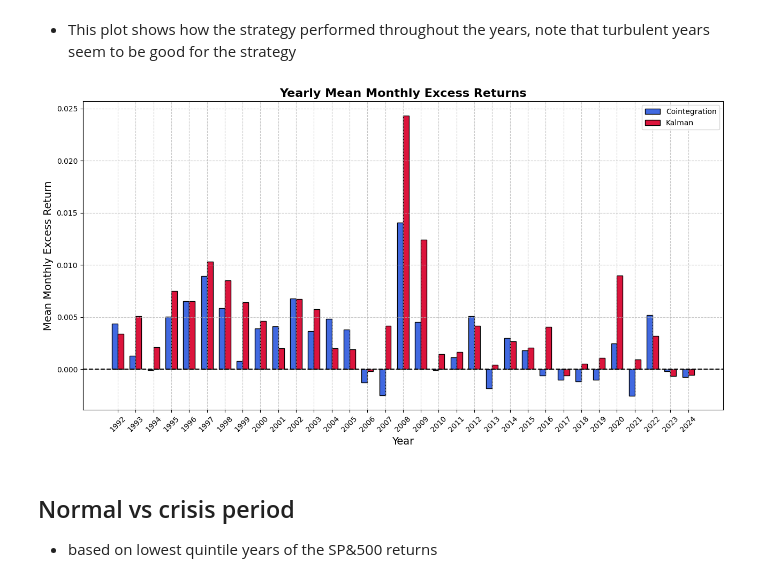
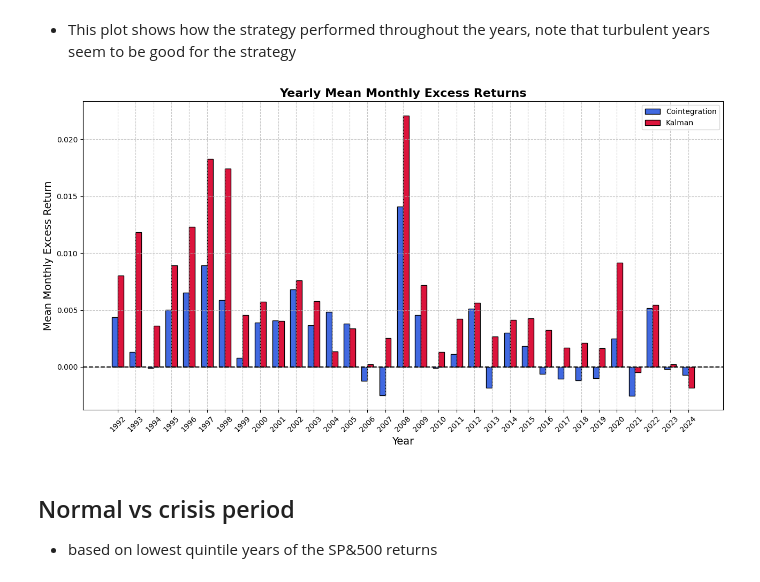
Before and after one commit to J4KU81409/master_thesis, a Jupyter notebook: comparison_framework.ipynb, the cells around one changed output. Drawn from its saved outputs; the diff is of its cells as text; code cells hidden in the pictures.

```diff
--- a/comparison_framework.ipynb
+++ b/comparison_framework.ipynb
@@ -27,7 +22,7 @@ daily_returns_coint = pd.DataFrame(backtest_cointegration_returns).sum(axis=1)
 daily_returns_hist_coint = daily_returns_coint[daily_returns_coint != 0]
 
 # Load Kalman strategy returns
-backtest_kalman_returns = pd.read_csv("./results/backtest_kalman_returns_nocost.csv", index_col=0)
+backtest_kalman_returns = pd.read_csv("./results/backtest_kalman_returns_nocost_linear.csv", index_col=0)
 daily_returns_kalm = pd.DataFrame(backtest_kalman_returns).sum(axis=1)
 daily_returns_hist_kalm = daily_returns_kalm[daily_returns_kalm != 0]
 
@@ -53,6 +48,4 @@ axes[1].legend()
 
 plt.tight_layout()
 plt.show()
-
-print(sum(daily_returns_kalm))
 # %% [output]
@@ -101,8 +94,6 @@ plt.show()
 # Filter data to be before 2025-01-01
 monthly_excess_coint = monthly_excess_coint[monthly_excess_coint.index <= "2025-01-01"]
 monthly_excess_kalm = monthly_excess_kalm[monthly_excess_kalm.index <= "2025-01-01"]
-monthly_excess_coint.index = pd.to_datetime(monthly_returns_coint.index)
-monthly_excess_kalm.index = pd.to_datetime(monthly_returns_kalm.index)
 
 # Define custom 5-year labels
 def five_year_label(period):
@@ -142,9 +133,6 @@ plt.show()
 - This plot shows how the strategy performed throughout the years, note that turbulent years seem to be good for the strategy
 # %%
 
-# Filter data to be before 2025-01-01
-monthly_excess_coint = monthly_excess_coint[monthly_excess_coint.index <= "2025-01-01"]
-monthly_excess_kalm = monthly_excess_kalm[monthly_excess_kalm.index <= "2025-01-01"]
 
 # Resample to yearly frequency (mean of monthly excess returns)
 yearly_coint = monthly_excess_coint.resample("1YE").mean()
@@ -157,34 +145,34 @@ combined.dropna(inplace=True)
 
 # Plot side-by-side bars for each year
 fig, ax = plt.subplots(figsize=(13, 7))
 bar_width =60  # Half-width of each bar (since we're using datetime x-axis)
 
 # Create x positions
 x = combined.index
 
 # Plot bars
 ax.bar(x - pd.Timedelta(days=bar_width), combined['Cointegration'].values,
        width= 2 * bar_width, label='Cointegration', color='royalblue', edgecolor='black')
 ax.bar(x + pd.Timedelta(days=bar_width), combined['Kalman'].values,
        width=2 * bar_width, label='Kalman', color='crimson', edgecolor='black')
 
 # Labels and grid
 ax.axhline(0, color='black', linestyle='--')
 ax.set_xlabel("Year", fontsize=14)
 ax.set_ylabel("Mean Monthly Excess Return", fontsize=14)
 ax.set_title("Yearly Mean Monthly Excess Returns", fontsize=16, fontweight="bold")
 ax.grid(True, linestyle='--', alpha=0.7)
 
 # Format x-axis ticks
 ax.set_xticks(combined.index)
 ax.set_xticklabels([d.year for d in combined.index], rotation=45)
 
 # Add legend
 ax.legend()
 plt.tight_layout()
 plt.show()
 # %% [output]
-[figure, old version]
+[figure, new version]
 # %% [markdown]
 ## Normal vs crisis period
 - based on lowest quintile years of the SP&500 returns
```
Also changed, not shown: parts of 12 cells of this notebook.
